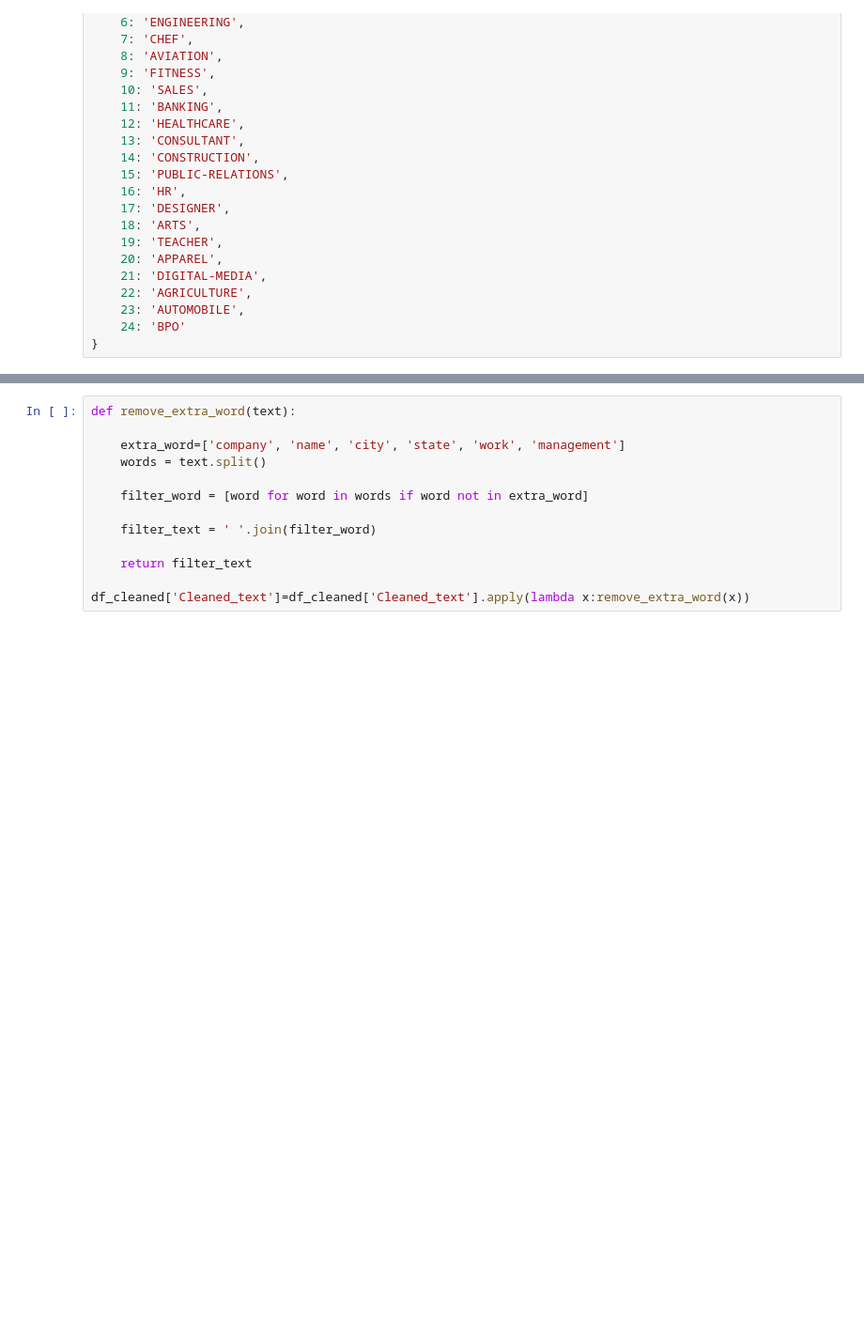
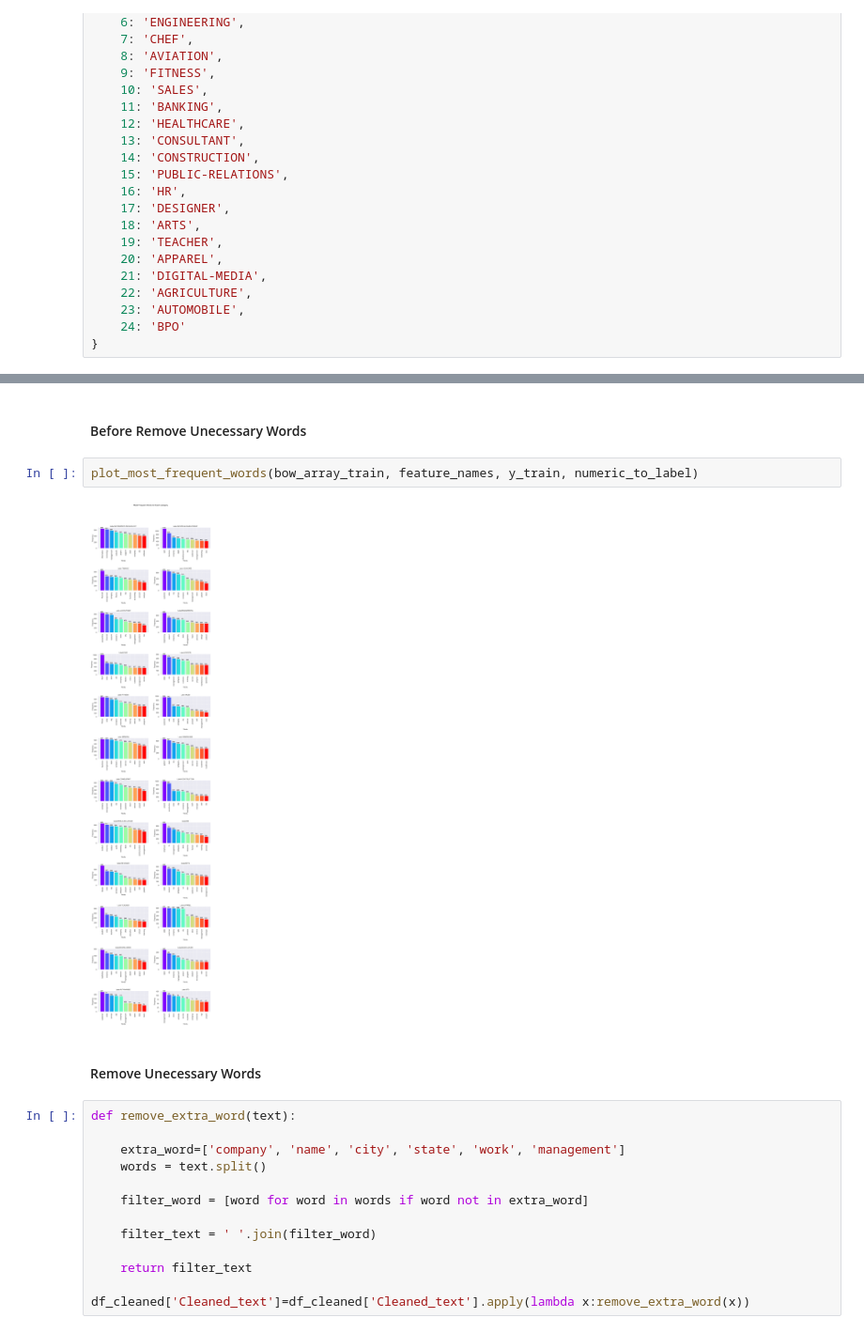
Before and after one commit to aymanrafif/Resume-Classification-Using-Machine-Learning-Models, a Jupyter notebook: Resume Classification Using Machine Learning Models.ipynb, the cells around one changed output, grey strips where cells are left out. Shown at 94% size. Cells and saved outputs as stored; diff of their text form; blank space fills up the shorter version.

```diff
--- a/Resume Classification Using Machine Learning Models.ipynb
+++ b/Resume Classification Using Machine Learning Models.ipynb
@@ -488,3 +486,11 @@ plt.show()
+# %% [markdown]
+#### Before Remove Unecessary Words
+# %%
+plot_most_frequent_words(bow_array_train, feature_names, y_train, numeric_to_label)
+# %% [output]
+[figure, added]
+# %% [markdown]
+#### Remove Unecessary Words
 # %%
 def remove_extra_word(text):
 
```
Also changed, not shown: parts of 11 cells of this notebook.
